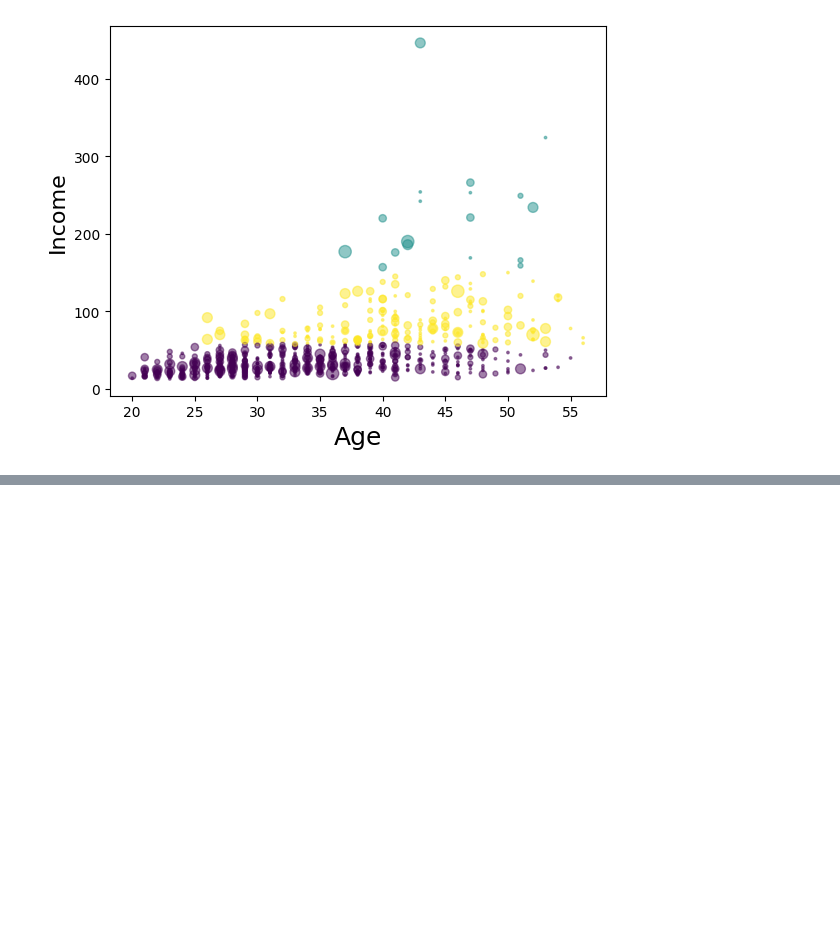
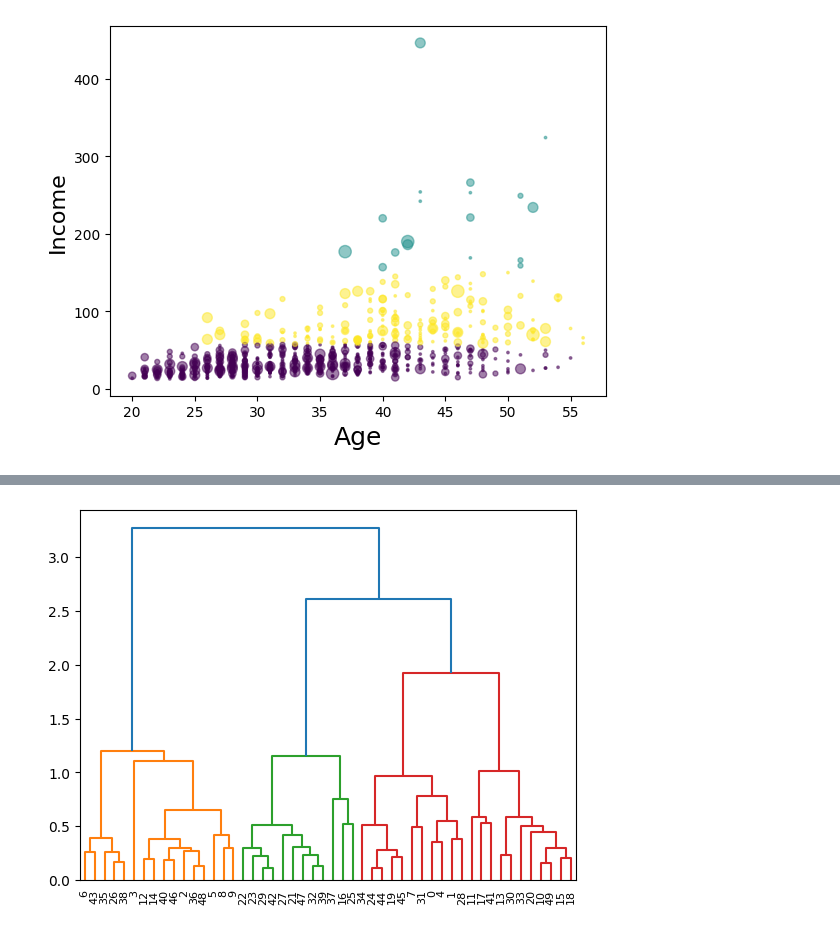
Before and after one commit to sabrinaMKE201073/Machine-Learning-with-Python, a Jupyter notebook: P4_ML_Clustering.ipynb, the cells around one changed output, grey strips where cells are left out. Saved outputs shown, nothing was run; the diff lists cells and outputs as text; code cells hidden in the pictures; blank space fills up the shorter version.

```diff
--- a/P4_ML_Clustering.ipynb
+++ b/P4_ML_Clustering.ipynb
@@ -370,0 +508,7 @@ Output:
+# %%
+#Practice:
+#Change the latest code to average linkage to see how the dendogram changes.
+Z = hierarchy.linkage(dist_matrix, 'average')
+dendro = hierarchy.dendrogram(Z)
+# %% [output]
+[figure, added]
```
Also changed, not shown: parts of 48 cells of this notebook.
